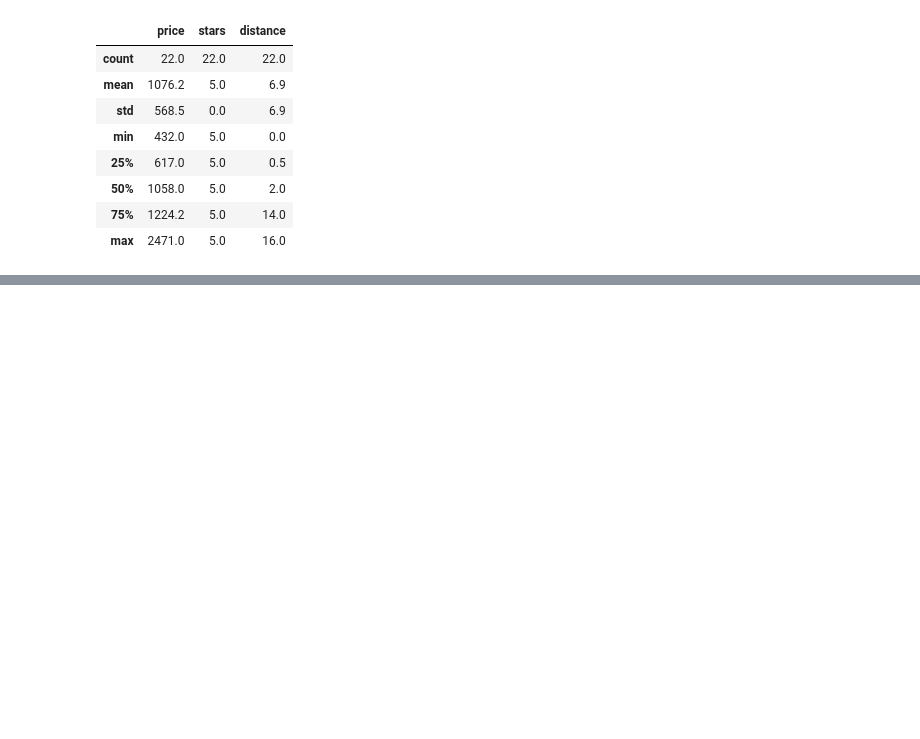
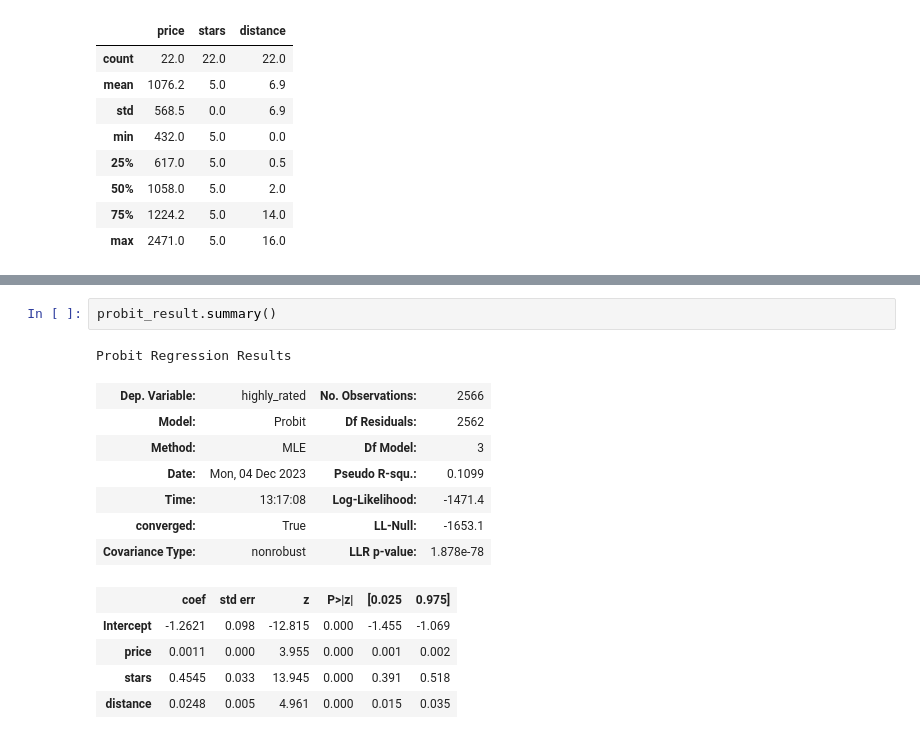
Before and after one commit to 00Dabide/DA2-Assignment-2, a Jupyter notebook: Assignment_Clean.ipynb, the cells around one changed output, grey strips where cells are left out. Saved outputs shown, nothing was run; the diff lists cells and outputs as text; blank space fills up the shorter version.

```diff
--- a/Assignment_Clean.ipynb
+++ b/Assignment_Clean.ipynb
@@ -271,0 +356,16 @@ merged_hotel_data_moscow.loc[
+# %%
+probit_result.summary()
+# %% [output]
+Probit Regression Results
+| Dep. Variable: | highly_rated | No. Observations: | 2566 |
+| Model: | Probit | Df Residuals: | 2562 |
+| Method: | MLE | Df Model: | 3 |
+| Date: | Mon, 04 Dec 2023 | Pseudo R-squ.: | 0.1099 |
+| Time: | 13:17:08 | Log-Likelihood: | -1471.4 |
+| converged: | True | LL-Null: | -1653.1 |
+| Covariance Type: | nonrobust | LLR p-value: | 1.878e-78 |
+|  | coef | std err | z | P>|z| | [0.025 | 0.975] |
+| Intercept | -1.2621 | 0.098 | -12.815 | 0.000 | -1.455 | -1.069 |
+| price | 0.0011 | 0.000 | 3.955 | 0.000 | 0.001 | 0.002 |
+| stars | 0.4545 | 0.033 | 13.945 | 0.000 | 0.391 | 0.518 |
+| distance | 0.0248 | 0.005 | 4.961 | 0.000 | 0.015 | 0.035 |
```
Also changed, not shown: parts of 13 cells of this notebook.
